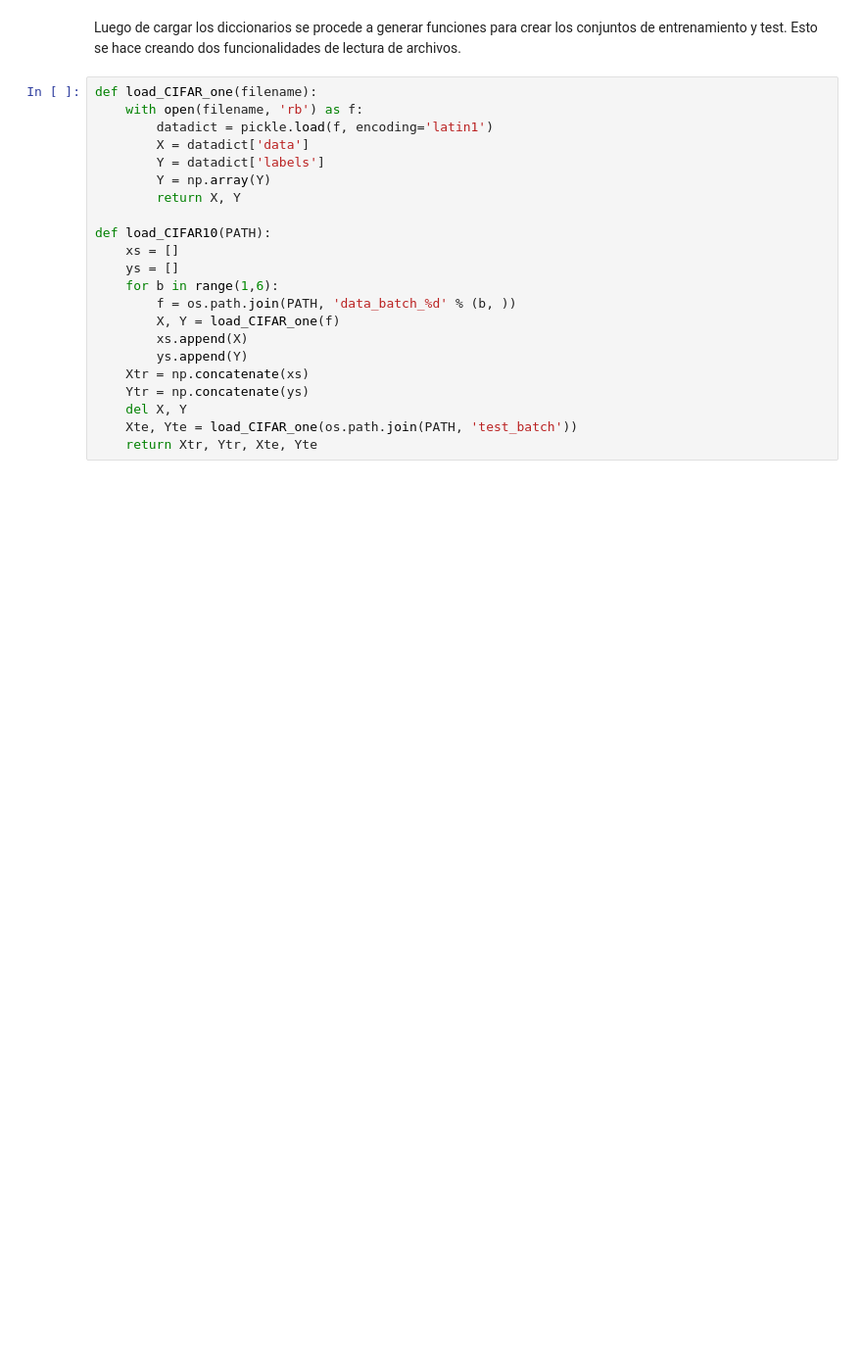
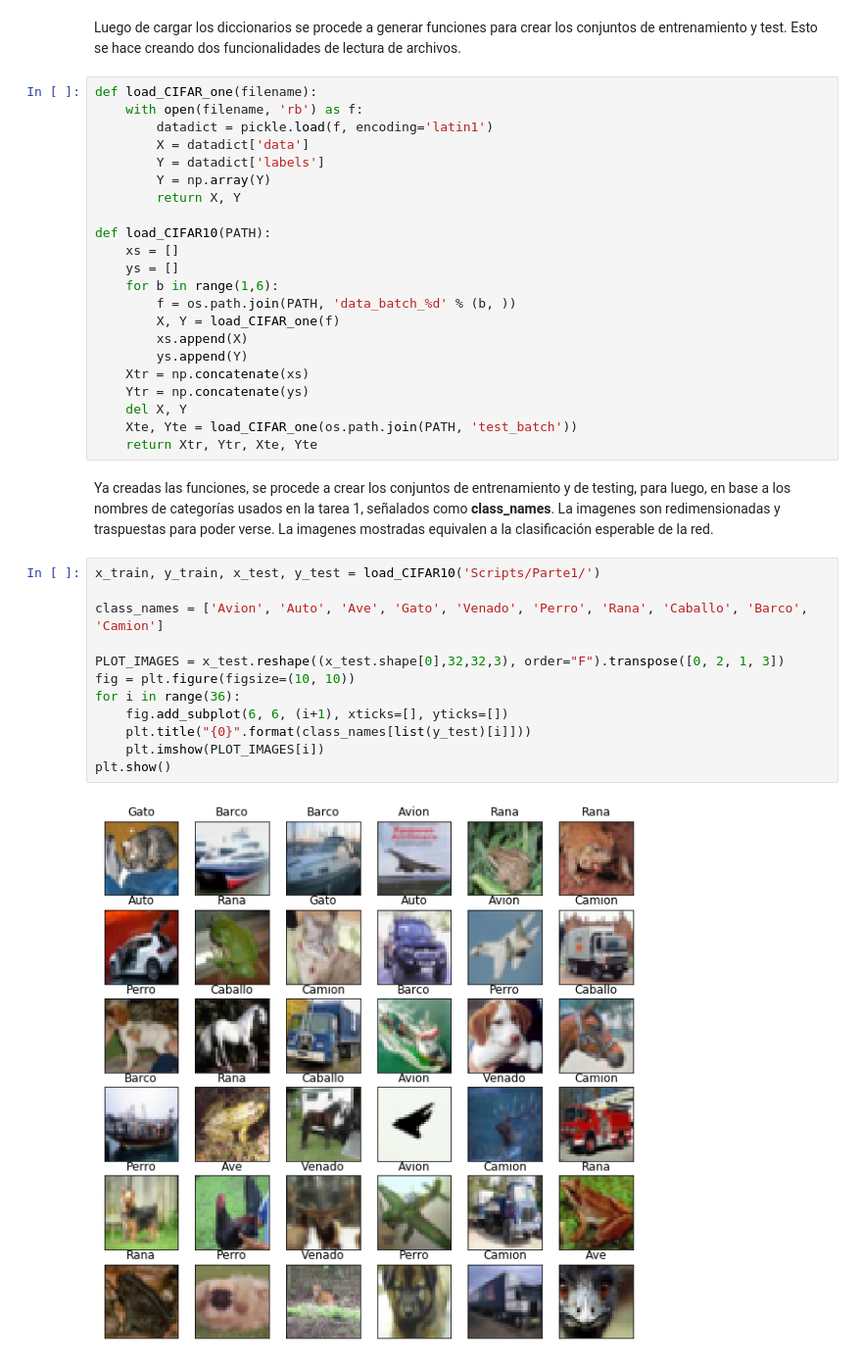
Before and after one commit to roloow/Introduction-to-Neural-Networks, a Jupyter notebook: Tarea 2/Parte 1.ipynb, the cells around one changed output. Shown at 98% size. Drawn from its saved outputs; the diff is of its cells as text; blank space fills up the shorter version.

```diff
--- a/Tarea 2/Parte 1.ipynb
+++ b/Tarea 2/Parte 1.ipynb
@@ -59,3 +62,19 @@ def load_CIFAR10(PATH):
     del X, Y
     Xte, Yte = load_CIFAR_one(os.path.join(PATH, 'test_batch'))
     return Xtr, Ytr, Xte, Yte
+# %% [markdown]
+Ya creadas las funciones, se procede a crear los conjuntos de entrenamiento y de testing, para luego, en base a los nombres de categorías usados en la tarea 1, señalados como **class_names**. La imagenes son redimensionadas y traspuestas para poder verse. La imagenes mostradas equivalen a la clasificación esperable de la red.
+# %%
+x_train, y_train, x_test, y_test = load_CIFAR10('Scripts/Parte1/')
+
+class_names = ['Avion', 'Auto', 'Ave', 'Gato', 'Venado', 'Perro', 'Rana', 'Caballo', 'Barco', 'Camion']
+
+PLOT_IMAGES = x_test.reshape((x_test.shape[0],32,32,3), order="F").transpose([0, 2, 1, 3])
+fig = plt.figure(figsize=(10, 10))
+for i in range(36):
+    fig.add_subplot(6, 6, (i+1), xticks=[], yticks=[])
+    plt.title("{0}".format(class_names[list(y_test)[i]]))
+    plt.imshow(PLOT_IMAGES[i])
+plt.show()
+# %% [output]
+[figure, added]
```
Also changed, not shown: parts of 7 cells of this notebook, 3 other files.
